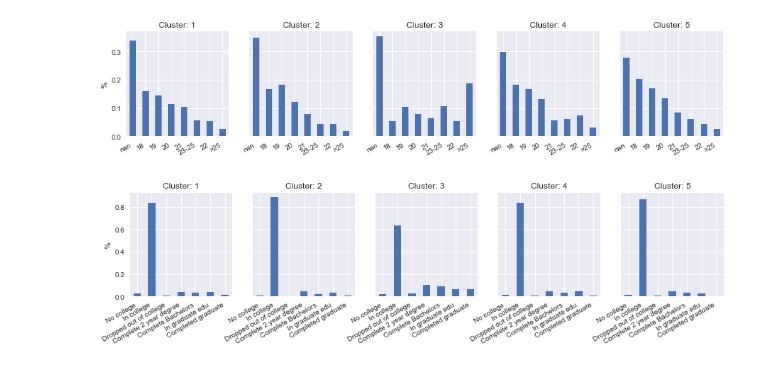
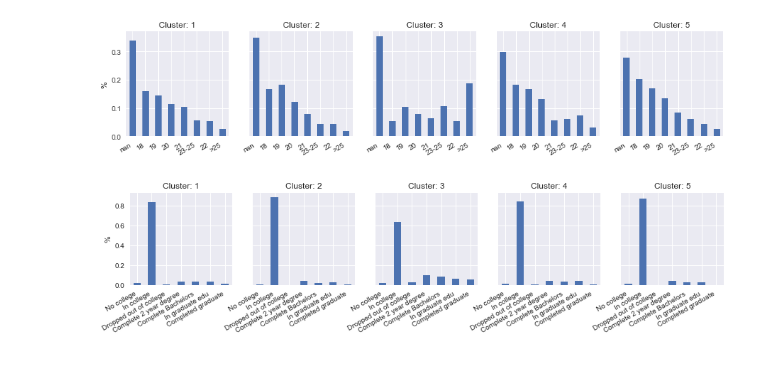
Before and after one commit to anthonybaulo/emerging-adulthood-psych-study, a Jupyter notebook: main/EAMMI_2_final.ipynb, the cells around one changed output. Drawn from its saved outputs; the diff is of its cells as text; code cells hidden in the pictures.

Commit message:
More plots

```diff
--- a/main/EAMMI_2_final.ipynb
+++ b/main/EAMMI_2_final.ipynb
@@ -328,0 +340,12 @@ swb_df
+# %%
+fig, axes = plt.subplots(1,len(unique), figsize=(15,3), sharey=True)
+
+for i, ax in enumerate(axes.flatten()):
+    total = swb_df.loc[i, ['low','neutral','high']].sum()
+    s = swb_df.loc[i, ['low','neutral','high']] / total
+    ax = s.plot(kind='bar', ax=ax)
+    ax.set_title(f'Cluster: {i+1}')
+    ax.set_ylabel('%')
+
+fig.autofmt_xdate()
+plt.savefig(imagepath/'swb_count_dist.png', dpi=300)
@@ -353,17 +378,18 @@ plt.savefig(imagepath/'swb_age_dist.png', dpi=300)
 # %% [output]
 [figure]
 # %%
-fig, axes = plt.subplots(1,len(unique), figsize=(15,3), sharey=True)
+fig, axes = plt.subplots(1,len(unique), figsize=(15,3.3), sharey=True)
 
 for i, ax in enumerate(axes.flatten()):
     ax = swb_df.loc[i, ['No college', 'In college', 'Dropped out of college',
                         'Complete 2 year degree', 'Complete Bachelors', 'In graduate edu',
                         'Completed graduate']
                    ].plot(kind='bar', ax=ax)
     ax.set_title(f'Cluster: {i+1}')
     ax.set_ylabel('%')
 
 fig.autofmt_xdate()
+plt.gcf().subplots_adjust(bottom=0.33)
 plt.savefig(imagepath/'swb_edu_dist.png', dpi=300)
 # %% [output]
-[figure, old version]
+[figure, new version]
```
Also changed, not shown: parts of 3 cells of this notebook, 2 other files.
